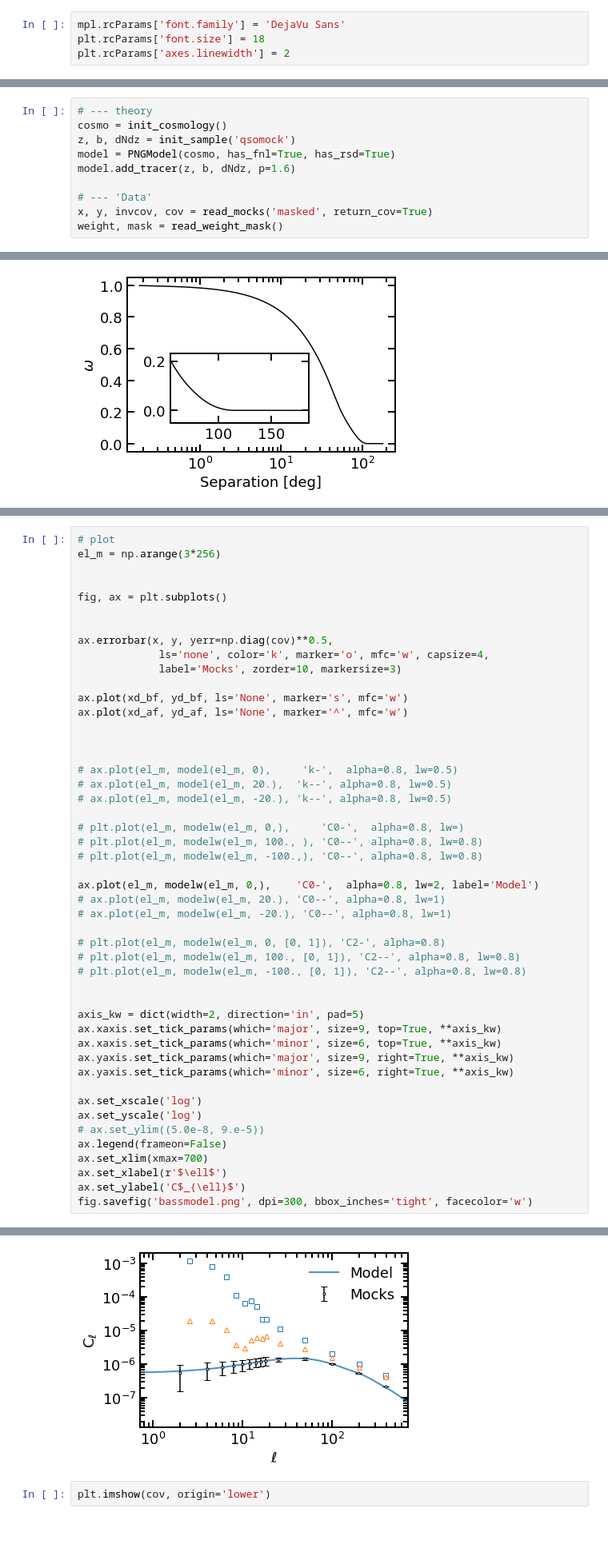
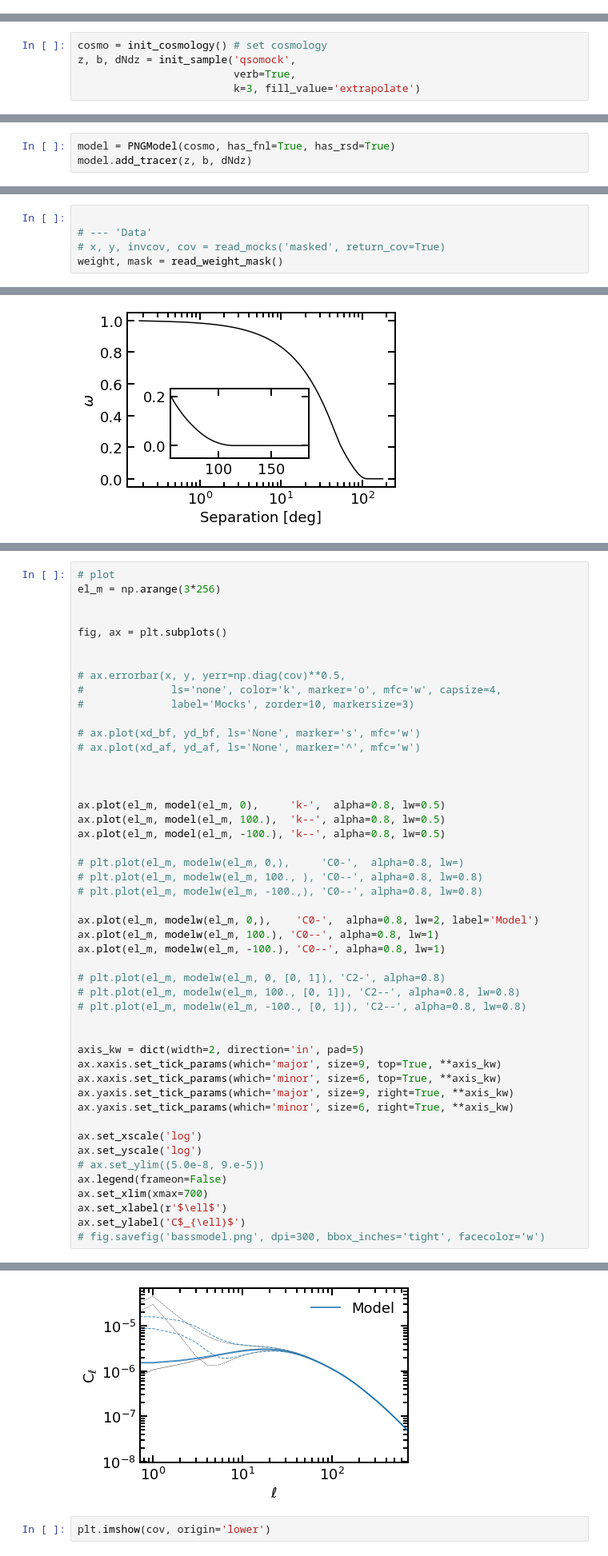
Before and after one commit to mehdirezaie/FFTLog-and-beyond, a Jupyter notebook: notebook/MCMC-partialsky.ipynb, the cells around one changed output, grey strips where cells are left out. Shown: that part at 80% size. Saved outputs shown, nothing was run; the diff lists cells and outputs as text; blank space fills up the shorter version.

Commit message:
more realistic mocks

```diff
--- a/notebook/MCMC-partialsky.ipynb
+++ b/notebook/MCMC-partialsky.ipynb
@@ -13,4 +17,0 @@ from modules import (init_cosmology, init_sample, PNGModel,
-# %%
-mpl.rcParams['font.family'] = 'DejaVu Sans'
-plt.rcParams['font.size'] = 18
-plt.rcParams['axes.linewidth'] = 2
@@ -16,0 +20,5 @@ plt.rcParams['axes.linewidth'] = 2
+# %%
+cosmo = init_cosmology() # set cosmology
+z, b, dNdz = init_sample('qsomock',
+                         verb=True,
+                         k=3, fill_value='extrapolate')
@@ -16,0 +27,3 @@ plt.rcParams['axes.linewidth'] = 2
+# %%
+model = PNGModel(cosmo, has_fnl=True, has_rsd=True)
+model.add_tracer(z, b, dNdz)
@@ -17,10 +46,5 @@ plt.rcParams['axes.linewidth'] = 2
 # %%
-# --- theory
-cosmo = init_cosmology()
-z, b, dNdz = init_sample('qsomock')
-model = PNGModel(cosmo, has_fnl=True, has_rsd=True)
-model.add_tracer(z, b, dNdz, p=1.6)
 
 # --- 'Data'
-x, y, invcov, cov = read_mocks('masked', return_cov=True)
+# x, y, invcov, cov = read_mocks('masked', return_cov=True)
 weight, mask = read_weight_mask()
@@ -120,26 +135,26 @@ el_m = np.arange(3*256)
 fig, ax = plt.subplots()
 
 
-ax.errorbar(x, y, yerr=np.diag(cov)**0.5,
-             ls='none', color='k', marker='o', mfc='w', capsize=4,
-             label='Mocks', zorder=10, markersize=3)
+# ax.errorbar(x, y, yerr=np.diag(cov)**0.5,
+#              ls='none', color='k', marker='o', mfc='w', capsize=4,
+#              label='Mocks', zorder=10, markersize=3)
 
-ax.plot(xd_bf, yd_bf, ls='None', marker='s', mfc='w')
-ax.plot(xd_af, yd_af, ls='None', marker='^', mfc='w')
+# ax.plot(xd_bf, yd_bf, ls='None', marker='s', mfc='w')
+# ax.plot(xd_af, yd_af, ls='None', marker='^', mfc='w')
 
 
 
-# ax.plot(el_m, model(el_m, 0),     'k-',  alpha=0.8, lw=0.5)
-# ax.plot(el_m, model(el_m, 20.),  'k--', alpha=0.8, lw=0.5)
-# ax.plot(el_m, model(el_m, -20.), 'k--', alpha=0.8, lw=0.5)
+ax.plot(el_m, model(el_m, 0),     'k-',  alpha=0.8, lw=0.5)
+ax.plot(el_m, model(el_m, 100.),  'k--', alpha=0.8, lw=0.5)
+ax.plot(el_m, model(el_m, -100.), 'k--', alpha=0.8, lw=0.5)
 
 # plt.plot(el_m, modelw(el_m, 0,),     'C0-',  alpha=0.8, lw=)
 # plt.plot(el_m, modelw(el_m, 100., ), 'C0--', alpha=0.8, lw=0.8)
 # plt.plot(el_m, modelw(el_m, -100.,), 'C0--', alpha=0.8, lw=0.8)
 
 ax.plot(el_m, modelw(el_m, 0,),    'C0-',  alpha=0.8, lw=2, label='Model')
-# ax.plot(el_m, modelw(el_m, 20.), 'C0--', alpha=0.8, lw=1)
-# ax.plot(el_m, modelw(el_m, -20.), 'C0--', alpha=0.8, lw=1)
+ax.plot(el_m, modelw(el_m, 100.), 'C0--', alpha=0.8, lw=1)
+ax.plot(el_m, modelw(el_m, -100.), 'C0--', alpha=0.8, lw=1)
 
 # plt.plot(el_m, modelw(el_m, 0, [0, 1]), 'C2-', alpha=0.8)
 # plt.plot(el_m, modelw(el_m, 100., [0, 1]), 'C2--', alpha=0.8, lw=0.8)
@@ -159,5 +174,5 @@ ax.legend(frameon=False)
 ax.set_xlim(xmax=700)
 ax.set_xlabel(r'$\ell$')
 ax.set_ylabel('C$_{\ell}$')
-fig.savefig('bassmodel.png', dpi=300, bbox_inches='tight', facecolor='w')
+# fig.savefig('bassmodel.png', dpi=300, bbox_inches='tight', facecolor='w')
 # %% [output]
@@ -164,4 +181,4 @@ fig.savefig('bassmodel.png', dpi=300, bbox_inches='tight', facecolor='w')
-[figure, old version]
+[figure, new version]
 # %%
 plt.imshow(cov, origin='lower')
 # %% [output]
```
Also changed, not shown: parts of 12 cells of this notebook, 3 other files.
